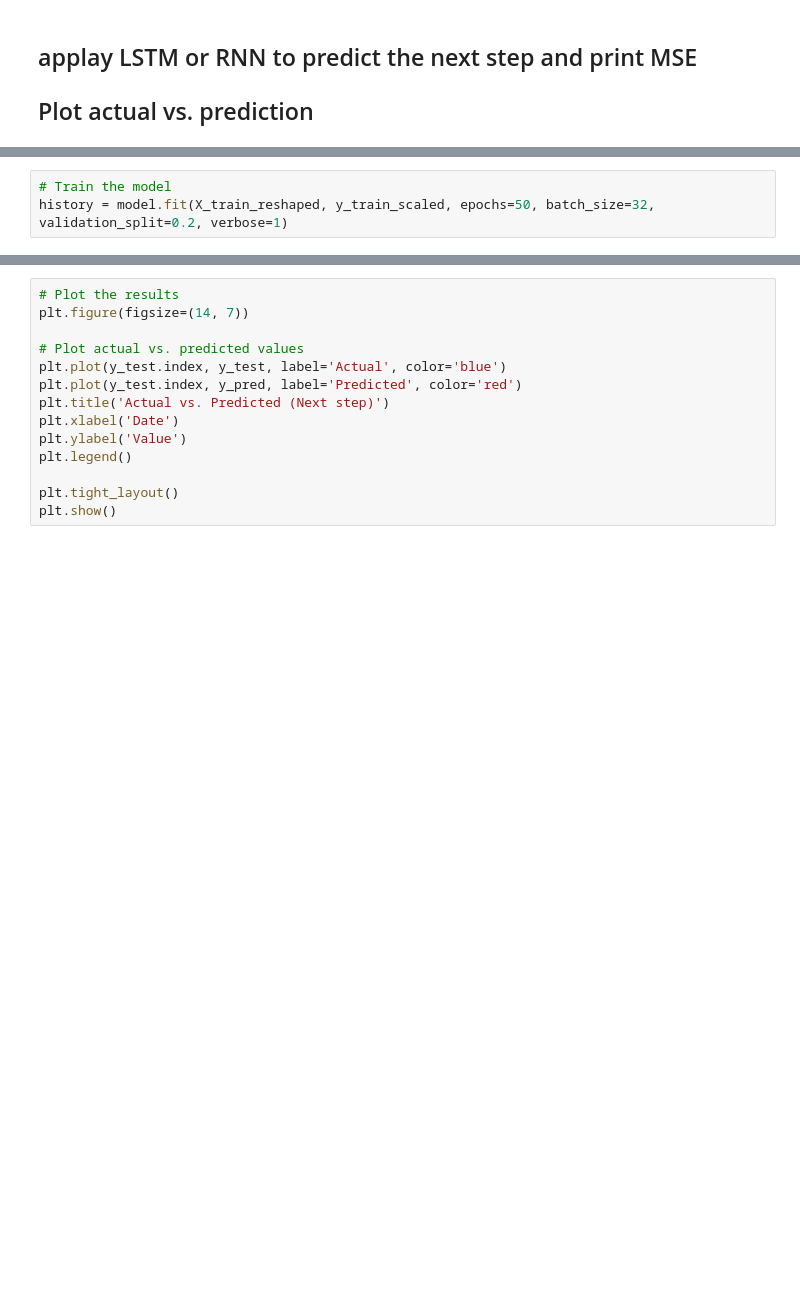
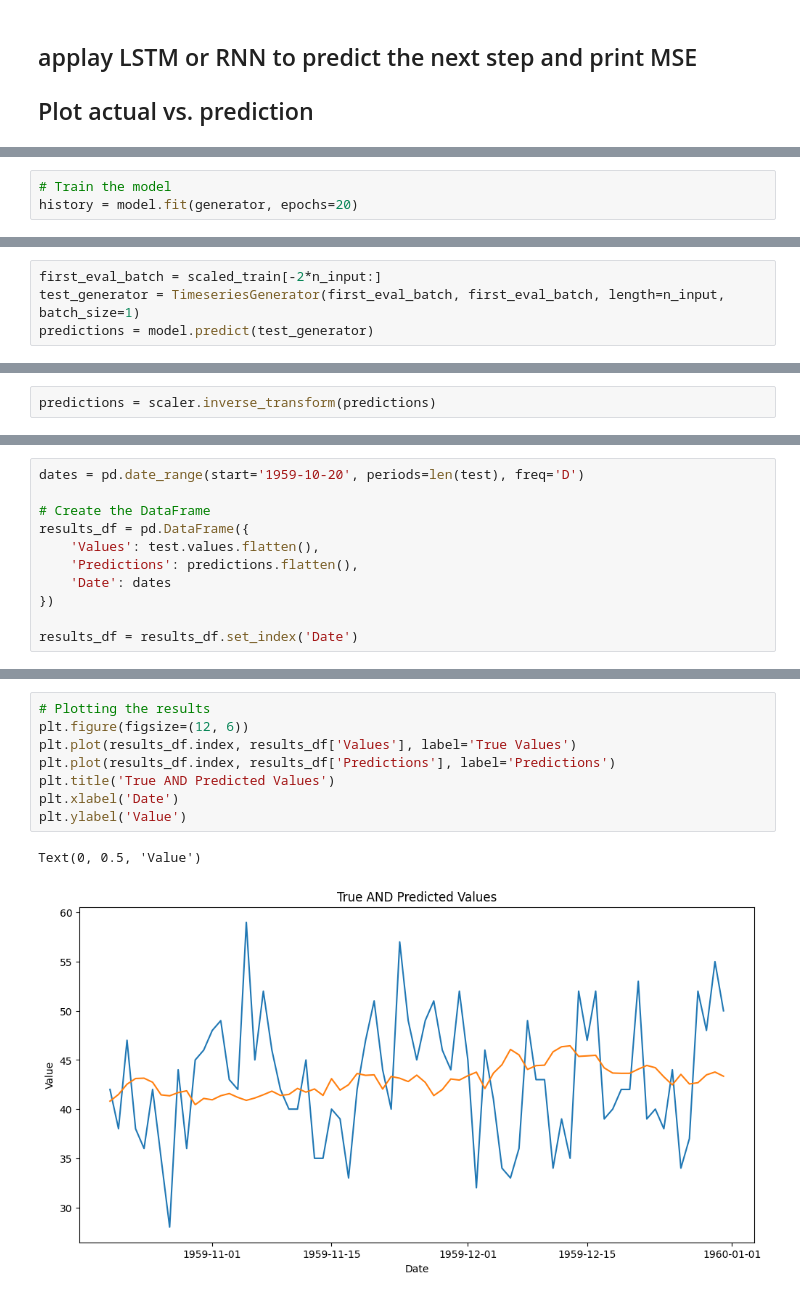
Before and after one commit to mhmod01110/Time_Series_ITI, a Jupyter notebook: Final_Proj/time-series-project.ipynb, the cells around one changed output, grey strips where cells are left out. Saved outputs shown, nothing was run; the diff lists cells and outputs as text; blank space fills up the shorter version.

```diff
--- a/Final_Proj/time-series-project.ipynb
+++ b/Final_Proj/time-series-project.ipynb
@@ -478,4 +491,4 @@ model.compile(optimizer=Adam(learning_rate=0.01), loss='mse')
 # %%
 # Train the model
-history = model.fit(X_train_reshaped, y_train_scaled, epochs=50, batch_size=32, validation_split=0.2, verbose=1)
+history = model.fit(generator, epochs=20)
 # %% [output]
@@ -492,0 +514,4 @@ print(f'Next step prediction - MSE: {mse}')
+# %%
+first_eval_batch = scaled_train[-2*n_input:]
+test_generator = TimeseriesGenerator(first_eval_batch, first_eval_batch, length=n_input, batch_size=1)
+predictions = model.predict(test_generator)
@@ -492,0 +520,2 @@ print(f'Next step prediction - MSE: {mse}')
+# %%
+predictions = scaler.inverse_transform(predictions)
@@ -492,0 +538,11 @@ print(f'Next step prediction - MSE: {mse}')
+# %%
+dates = pd.date_range(start='1959-10-20', periods=len(test), freq='D')
+
+# Create the DataFrame
+results_df = pd.DataFrame({
+    'Values': test.values.flatten(),
+    'Predictions': predictions.flatten(),
+    'Date': dates
+})
+
+results_df = results_df.set_index('Date')
@@ -493,14 +566,11 @@ print(f'Next step prediction - MSE: {mse}')
 # %%
-# Plot the results
-plt.figure(figsize=(14, 7))
-
-# Plot actual vs. predicted values
-plt.plot(y_test.index, y_test, label='Actual', color='blue')
-plt.plot(y_test.index, y_pred, label='Predicted', color='red')
-plt.title('Actual vs. Predicted (Next step)')
+# Plotting the results
+plt.figure(figsize=(12, 6))
+plt.plot(results_df.index, results_df['Values'], label='True Values')
+plt.plot(results_df.index, results_df['Predictions'], label='Predictions')
+plt.title('True AND Predicted Values')
 plt.xlabel('Date')
 plt.ylabel('Value')
-plt.legend()
-
-plt.tight_layout()
-plt.show()
+# %% [output]
+Text(0, 0.5, 'Value')
+[figure, added]
```
Also changed, not shown: parts of 10 cells of this notebook.
